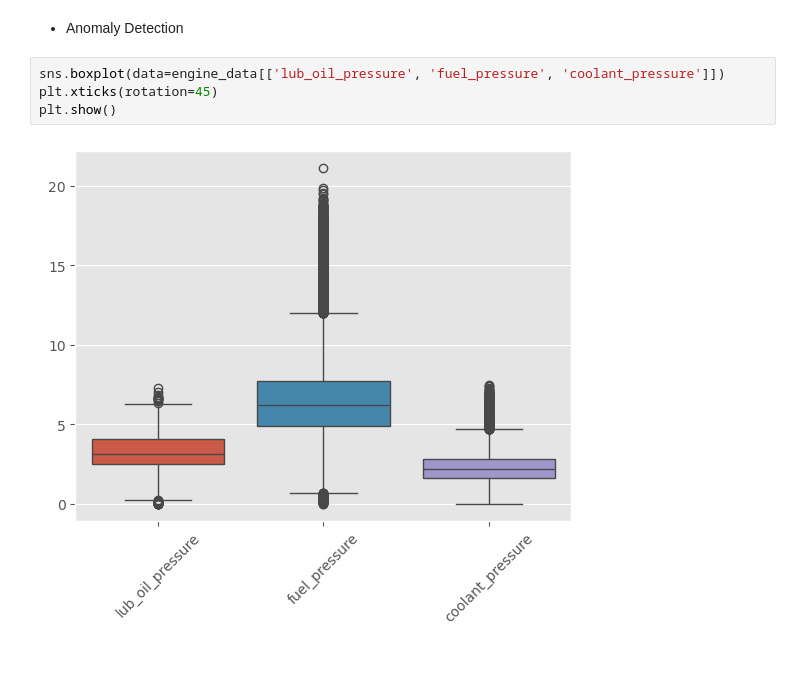
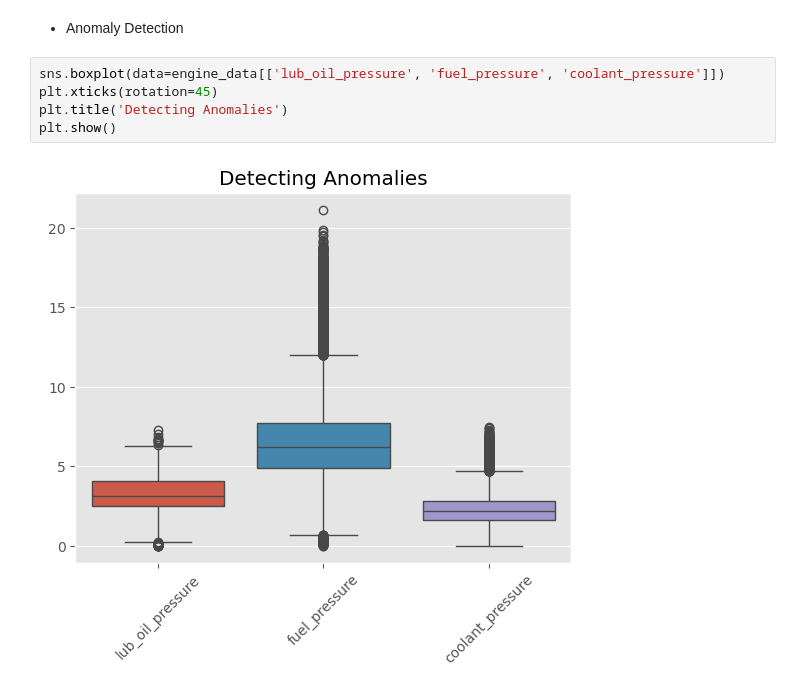
Before and after one commit to Okwy009/Automotive_Vehicles_Engine, a Jupyter notebook: Project/2_EDA_Intro.ipynb, the cells around one changed output. Drawn from its saved outputs; the diff is of its cells as text; blank space fills up the shorter version.

Commit message:
Updating Images

```diff
--- a/Project/2_EDA_Intro.ipynb
+++ b/Project/2_EDA_Intro.ipynb
@@ -91,9 +92,10 @@ plt.show()
 # %%
 sns.boxplot(data=engine_data[['lub_oil_pressure', 'fuel_pressure', 'coolant_pressure']])
 plt.xticks(rotation=45)
+plt.title('Detecting Anomalies')
 plt.show()
 # %% [output]
-[figure, old version]
+[figure, new version]
 # %%
 from scipy.stats.mstats import winsorize
 
```
Also changed, not shown: parts of 2 cells of this notebook, 5 other files.
